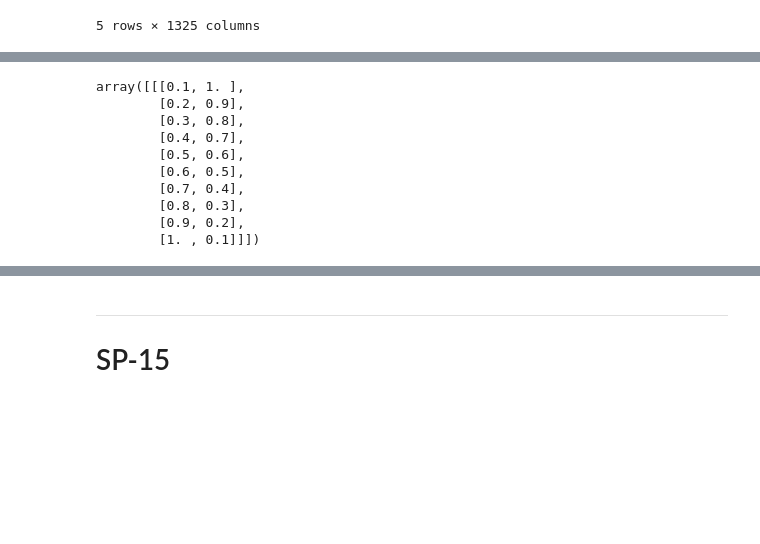
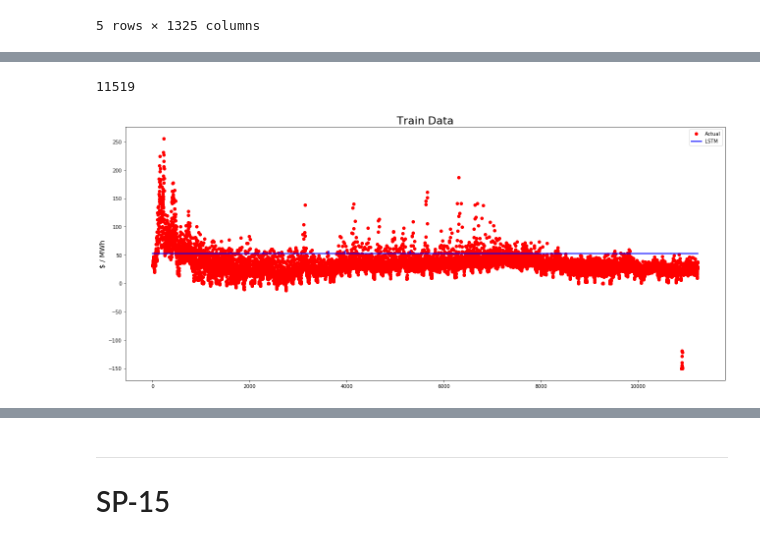
Before and after one commit to Morgan-Sell/caiso-price-forecast, a Jupyter notebook: Final.ipynb, the cells around one changed output, grey strips where cells are left out. Cells and saved outputs as stored; diff of their text form; code cells hidden in the pictures; blank space fills up the shorter version.

```diff
--- a/Final.ipynb
+++ b/Final.ipynb
@@ -891 +900,9 @@ y_test_pred = multi_var_model.predict(X_test_window)
+# %%
+y1_train_pred = lstm_multi_1.predict(X1_train)
+y1_test_pred = lstm_multi_1.predict(X1_test)
+# %%
+y1_train_inv = lstm1_scaler.inverse_transform(y1_train.reshape(-1,1))
+y1_train_pred_inv = lstm1_scaler.inverse_transform(y1_train_pred)
+y1_test_inv = lstm1_scaler.inverse_transform(y1_test.reshape(-1,1))
+y1_test_pred_inv = lstm1_scaler.inverse_transform(y1_test_pred)
 # %%
@@ -929,18 +919,21 @@ plot_actual_arima_baselie_lstm(date_rng, y_test_inv, arima_pred, baseline_pred,
-# %%
-from numpy import array
-data = array([[0.1, 1.0],[0.2, 0.9],[0.3, 0.8],[0.4, 0.7],[0.5, 0.6],[0.6, 0.5],[0.7, 0.4],[0.8, 0.3],[0.9, 0.2],[1.0, 0.1]])
-data.shape
-
-data_reshape = data.reshape(1, 10,2)
-data_reshape
-# %% [output]
-array([[[0.1, 1. ],
-        [0.2, 0.9],
-        [0.3, 0.8],
-        [0.4, 0.7],
-        [0.5, 0.6],
-        [0.6, 0.5],
-        [0.7, 0.4],
-        [0.8, 0.3],
-        [0.9, 0.2],
-        [1. , 0.1]]])
+# %%
+len(caiso)
+# %% [output]
+11519
+# %%
+fig, ax = plt.subplots(figsize=(18,8))
+
+test_date_arr = caiso.index[-240:]
+
+ax.plot(range(len(y1_train_inv)), y1_train_inv, 'r.', label='Actual', markersize=12)
+ax.plot(range(len(y1_train_inv)), y1_train_pred_inv, 'b', label='LSTM', lw=3, alpha=0.7)
+
+ax.set_ylabel('$ / MWh', fontsize=14)
+#axs[1].set_ylim(0, 50)
+# ax.set_xlim(test_date_arr.min(), test_date_arr.max())
+ax.legend()
+ax.set_title('Train Data', fontsize=22)
+
+plt.tight_layout();
+# %% [output]
+[figure, added]
```
Also changed, not shown: parts of 22 cells of this notebook.
